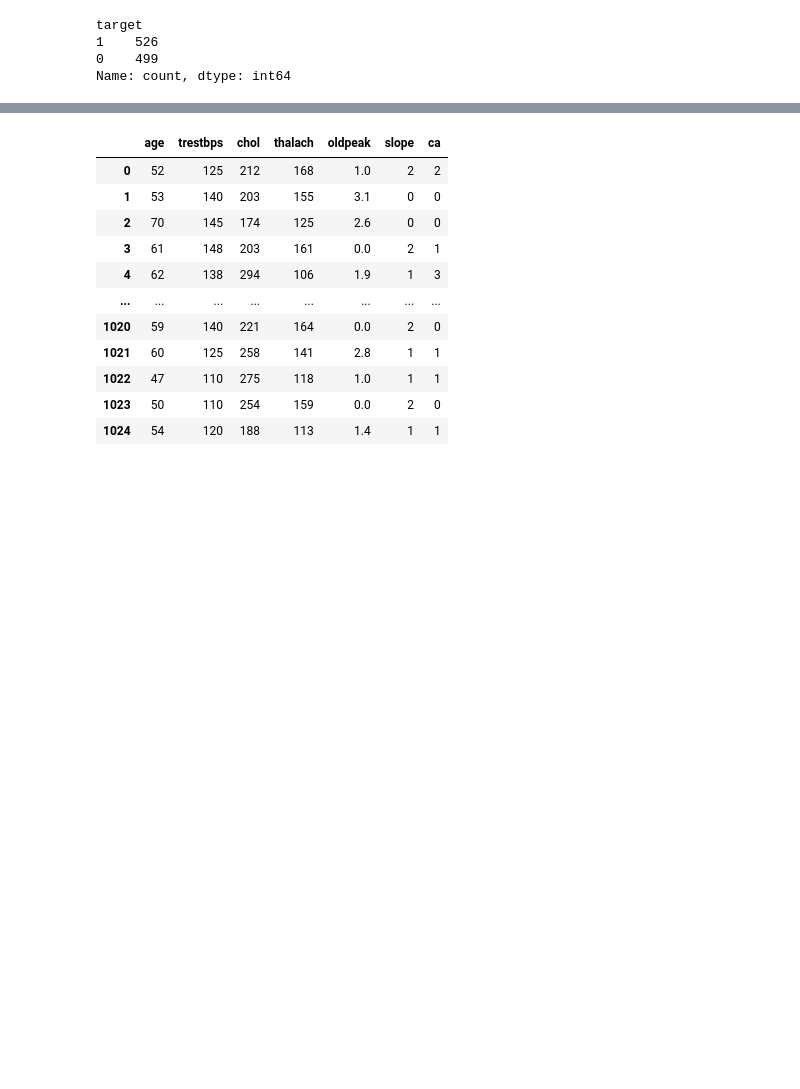
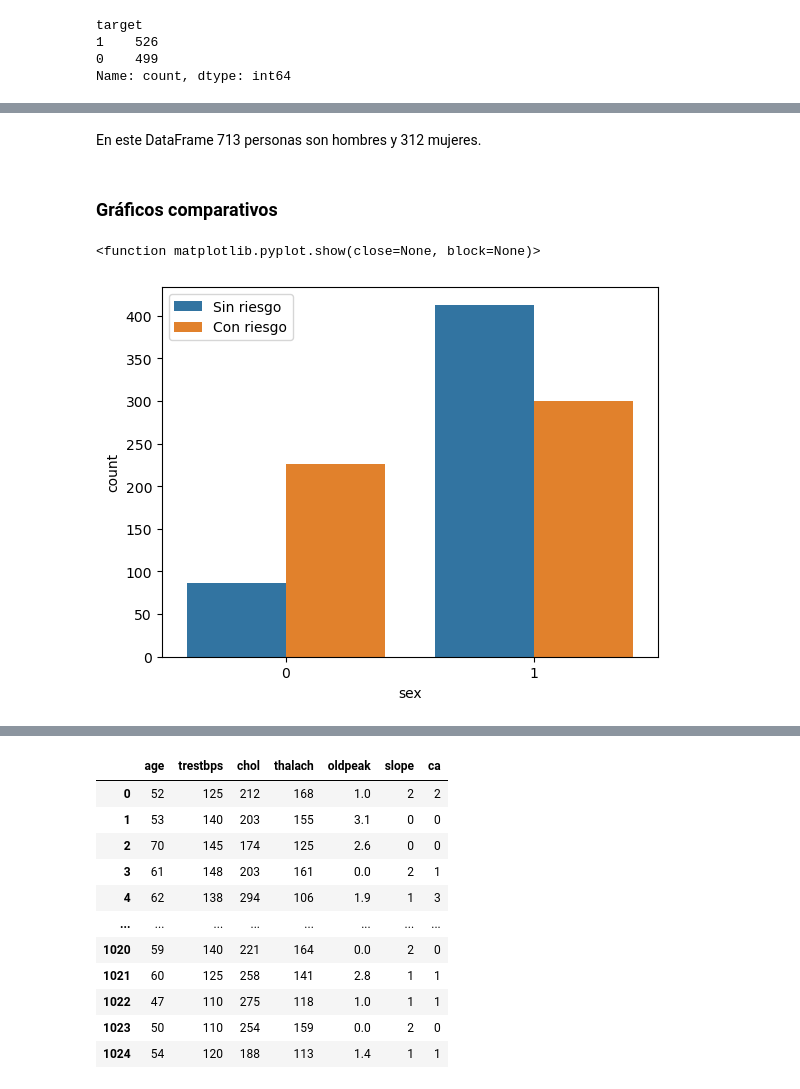
Before and after one commit to EstebanGomezVal/iteso-data-analytics, a Jupyter notebook: notebooks/proyecto.ipynb, the cells around one changed output, grey strips where cells are left out. Drawn from its saved outputs; the diff is of its cells as text; code cells hidden in the pictures; blank space fills up the shorter version.

```diff
--- a/notebooks/proyecto.ipynb
+++ b/notebooks/proyecto.ipynb
@@ -466,3 +470,14 @@ sex
 1    713
 0    312
 Name: count, dtype: int64
+# %% [markdown]
+En este DataFrame 713 personas son hombres y 312 mujeres.
+# %% [markdown]
+### Gráficos comparativos
+# %%
+sns.countplot(x = 'sex', hue = df['target'].astype(str), data = df)
+plt.legend(labels = ['Sin riesgo', 'Con riesgo'])
+plt.show
+# %% [output]
+<function matplotlib.pyplot.show(close=None, block=None)>
+[figure, added]
```
Also changed, not shown: parts of 34 cells of this notebook, 1 other file.
